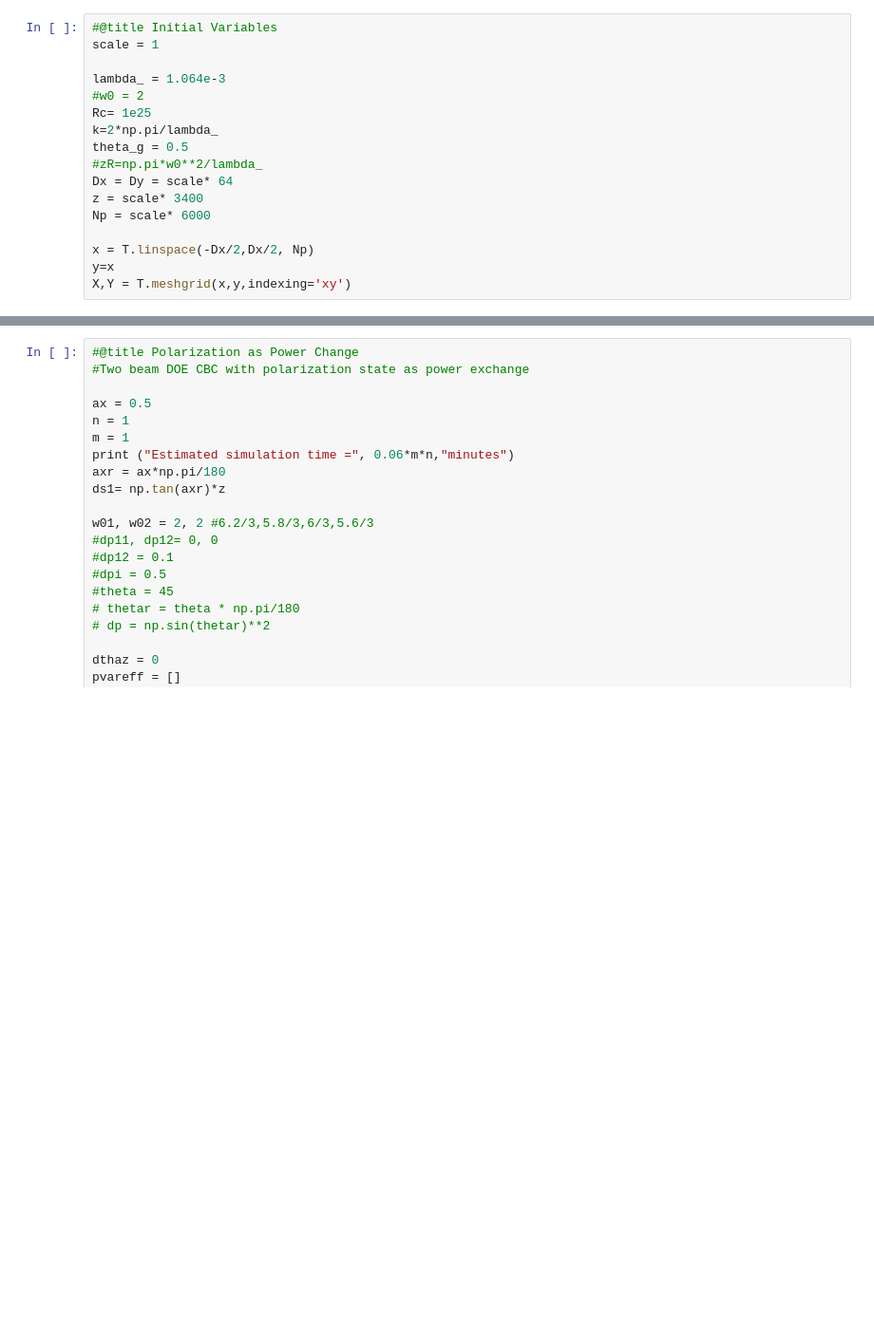
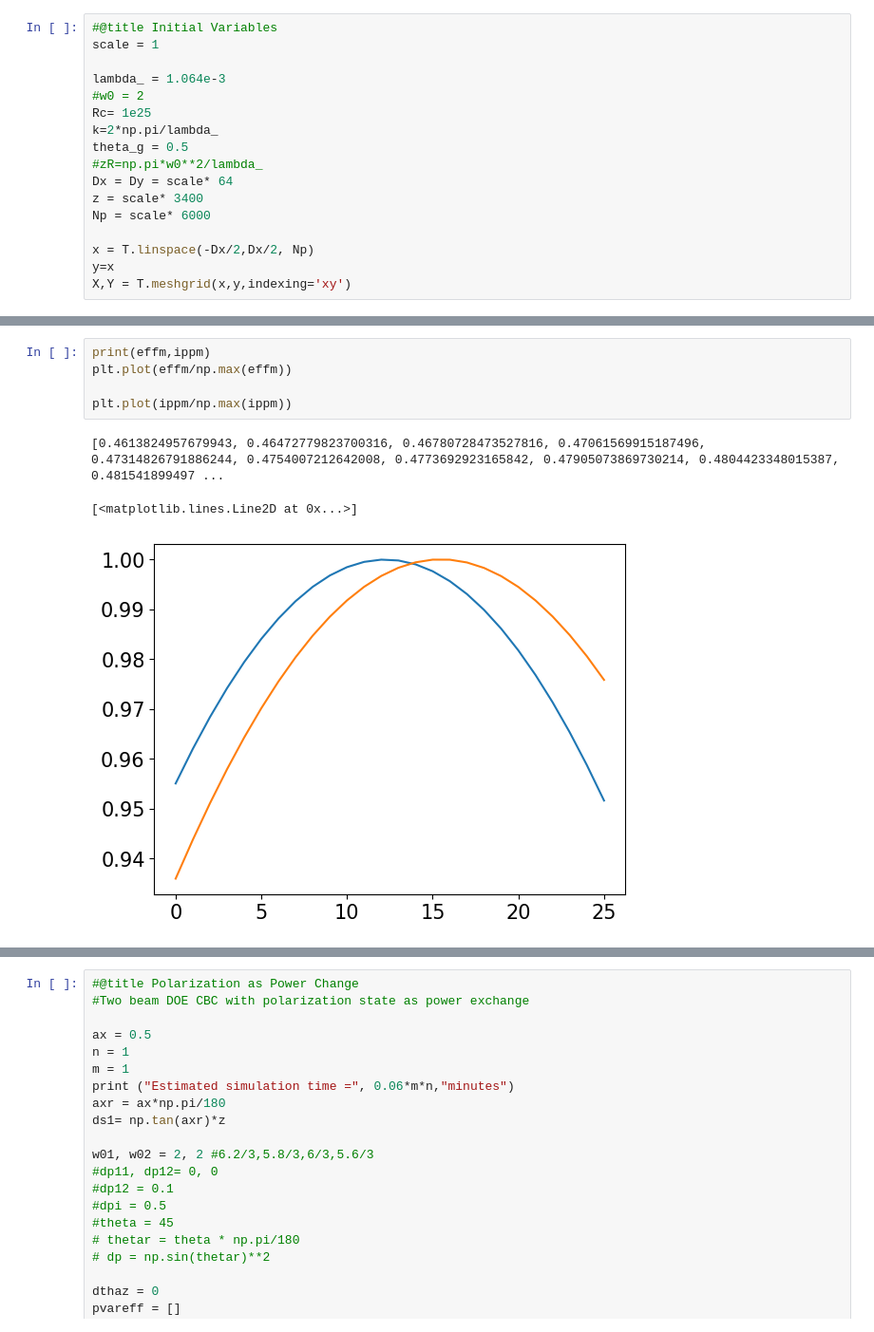
Before and after one commit to SoorajMSbathery/Sooraj_Filled, a Jupyter notebook: Filled_CBC_combined_model.ipynb, the cells around one changed output, grey strips where cells are left out. Shown at 95% size. Cells and saved outputs as stored; diff of their text form; blank space fills up the shorter version.

```diff
--- a/Filled_CBC_combined_model.ipynb
+++ b/Filled_CBC_combined_model.ipynb
@@ -618,0 +1212,9 @@ def Tgrating(grating_size, stack_factor, maxp, periods=1):
+# %%
+print(effm,ippm)
+plt.plot(effm/np.max(effm))
+
+plt.plot(ippm/np.max(ippm))
+# %% [output]
+[0.4613824957679943, 0.46472779823700316, 0.46780728473527816, 0.47061569915187496, 0.47314826791886244, 0.4754007212642008, 0.4773692923165842, 0.47905073869730214, 0.4804423348015387, 0.481541899497 ...
+[<matplotlib.lines.Line2D at 0x...>]
+[figure, added]
```
Also changed, not shown: parts of 29 cells of this notebook, 4 other files.
